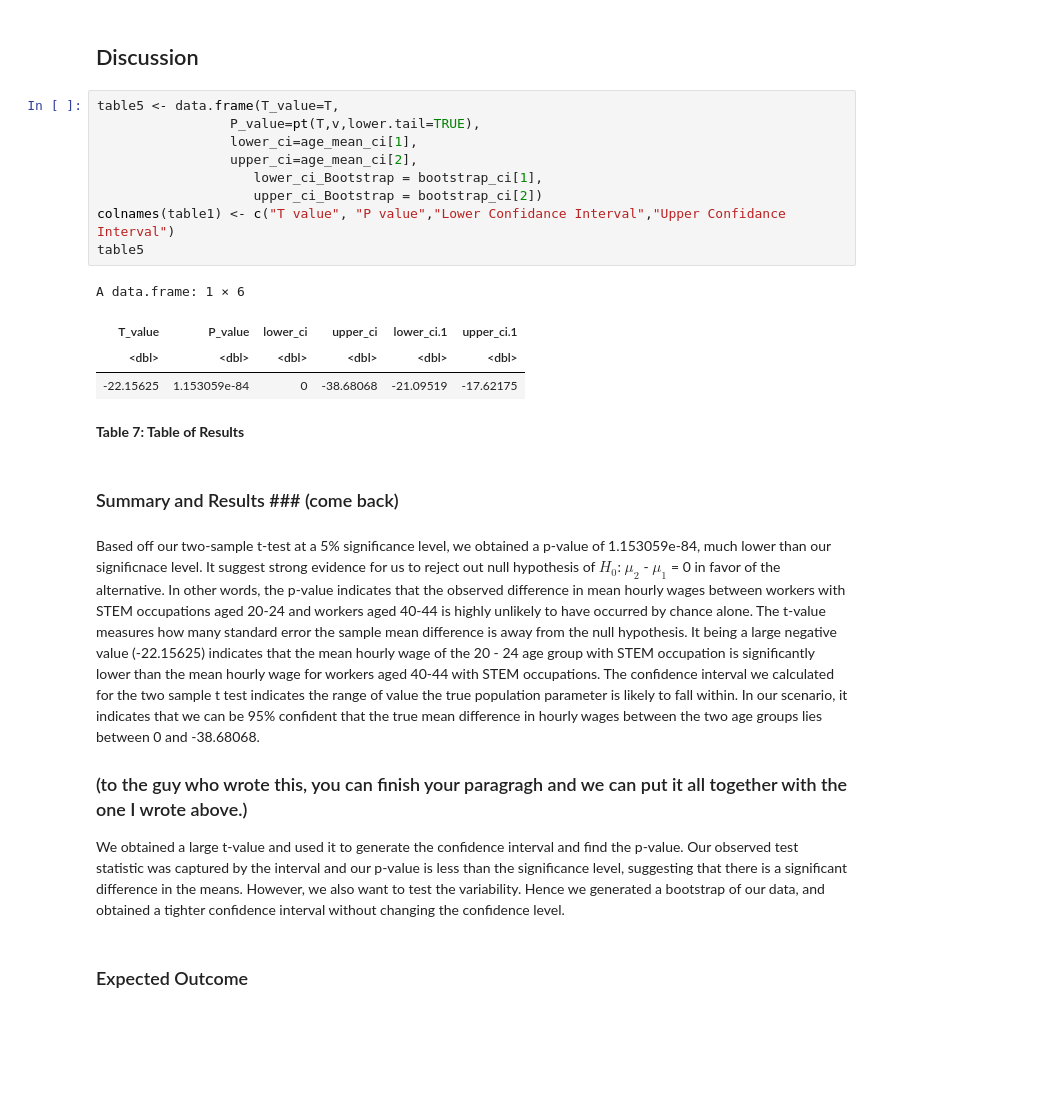
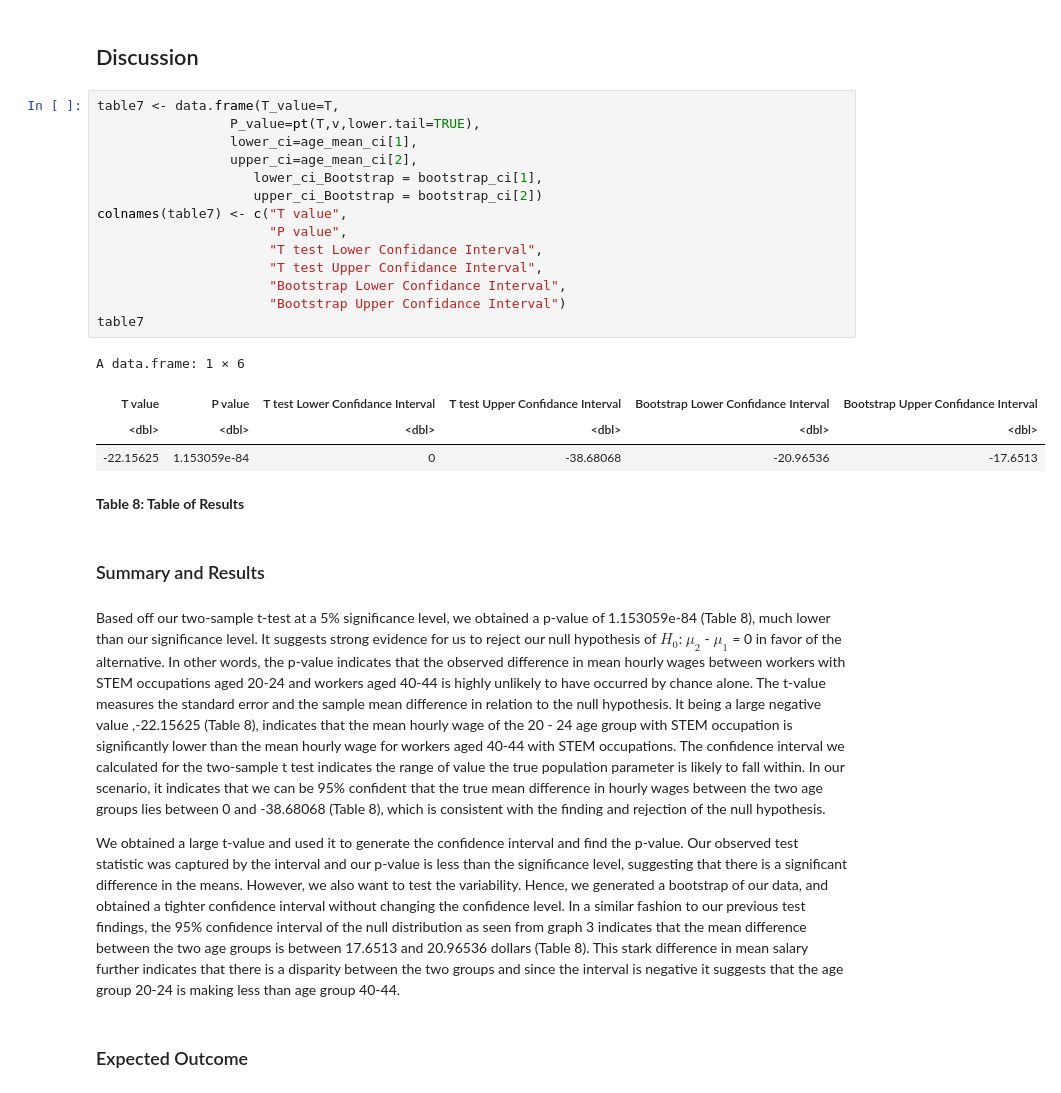
Before and after one commit to GWilliam02/STAT201-Project, a Jupyter notebook: final_report.ipynb, the cells around one changed output. Cells and saved outputs as stored; diff of their text form; blank space fills up the shorter version.

```diff
--- a/final_report.ipynb
+++ b/final_report.ipynb
@@ -271,30 +255,32 @@ We visualize the distribution of our bootstrap by generating the histogram of ou
 # %% [markdown]
 ## Discussion ##
 # %%
-table5 <- data.frame(T_value=T,
+table7 <- data.frame(T_value=T,
                  P_value=pt(T,v,lower.tail=TRUE),
                  lower_ci=age_mean_ci[1],
                  upper_ci=age_mean_ci[2],
                     lower_ci_Bootstrap = bootstrap_ci[1],
                     upper_ci_Bootstrap = bootstrap_ci[2])
-colnames(table1) <- c("T value", "P value","Lower Confidance Interval","Upper Confidance Interval")
-table5
+colnames(table7) <- c("T value",
+                      "P value",
+                      "T test Lower Confidance Interval",
+                      "T test Upper Confidance Interval",
+                      "Bootstrap Lower Confidance Interval",
+                      "Bootstrap Upper Confidance Interval")
+table7
 # %% [output]
 A data.frame: 1 × 6
-| T_value | P_value | lower_ci | upper_ci | lower_ci.1 | upper_ci.1 |
+| T value | P value | T test Lower Confidance Interval | T test Upper Confidance Interval | Bootstrap Lower Confidance Interval | Bootstrap Upper Confidance Interval |
 | <dbl> | <dbl> | <dbl> | <dbl> | <dbl> | <dbl> |
-| -22.15625 | 1.153059e-84 | 0 | -38.68068 | -21.09519 | -17.62175 |
+| -22.15625 | 1.153059e-84 | 0 | -38.68068 | -20.96536 | -17.6513 |
 # %% [markdown]
-**Table 7: Table of Results**
+**Table 8: Table of Results**
 # %% [markdown]
-### Summary and Results ### (come back)
+### Summary and Results ###
 # %% [markdown]
-Based off our two-sample t-test at a 5% significance level, we obtained a p-value of 1.153059e-84, much lower than our significnace level. It suggest strong evidence for us to reject out null hypothesis of $H_0$: $\mu_2$ - $\mu_1$ = 0 in favor of the alternative. In other words, the p-value indicates that the observed difference in mean hourly wages between workers with STEM occupations aged 20-24 and workers aged 40-44 is highly unlikely to have occurred by chance alone. The t-value measures how many standard error the sample mean difference is away from the null hypothesis. It being a large negative value (-22.15625) indicates that the mean hourly wage of the 20 - 24 age group with STEM occupation is significantly lower than the mean hourly wage for workers aged 40-44 with STEM occupations. The confidence interval we calculated for the two sample t test indicates the range of value the true population parameter is likely to fall within. In our scenario, it indicates that we can be 95% confident that the true mean difference in hourly wages between the two age groups lies between 0 and -38.68068.
+Based off our two-sample t-test at a 5% significance level, we obtained a p-value of 1.153059e-84 (Table 8), much lower than our significance level. It suggests strong evidence for us to reject our null hypothesis of $H_0$: $\mu_2$ - $\mu_1$ = 0 in favor of the alternative. In other words, the p-value indicates that the observed difference in mean hourly wages between workers with STEM occupations aged 20-24 and workers aged 40-44 is highly unlikely to have occurred by chance alone. The t-value measures the standard error and the sample mean difference in relation to the null hypothesis. It being a large negative value ,-22.15625 (Table 8), indicates that the mean hourly wage of the 20 - 24 age group with STEM occupation is significantly lower than the mean hourly wage for workers aged 40-44 with STEM occupations. The confidence interval we calculated for the two-sample t test indicates the range of value the true population parameter is likely to fall within. In our scenario, it indicates that we can be 95% confident that the true mean difference in hourly wages between the two age groups lies between 0 and -38.68068 (Table 8), which is consistent with the finding and rejection of the null hypothesis.
 
-
-### (to the guy who wrote this, you can finish your paragragh and we can put it all together with the one I wrote above.)
-
-We obtained a large t-value and used it to generate the confidence interval and find the p-value. Our observed test statistic was captured by the interval and our p-value is less than the significance level, suggesting that there is a significant difference in the means. However, we also want to test the variability. Hence we generated a bootstrap of our data, and obtained a tighter confidence interval without changing the confidence level.
+We obtained a large t-value and used it to generate the confidence interval and find the p-value. Our observed test statistic was captured by the interval and our p-value is less than the significance level, suggesting that there is a significant difference in the means. However, we also want to test the variability. Hence, we generated a bootstrap of our data, and obtained a tighter confidence interval without changing the confidence level. In a similar fashion to our previous test findings, the 95% confidence interval of the null distribution as seen from graph 3 indicates that the mean difference between the two age groups is between 17.6513 and 20.96536 dollars (Table 8). This stark difference in mean salary further indicates that there is a disparity between the two groups and since the interval is negative it suggests that the age group 20-24 is making less than age group 40-44.
 # %% [markdown]
 ### Expected Outcome ###
 # %% [markdown]
```
Also changed, not shown: parts of 8 cells of this notebook.
